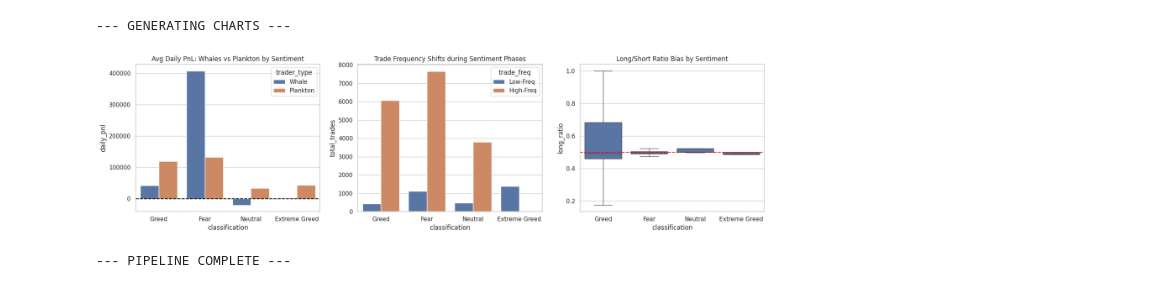
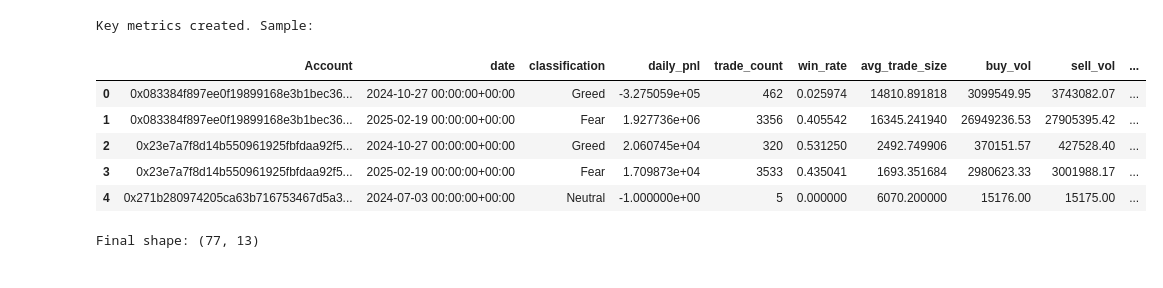
Before and after one commit to engineeringmix/Crypto-sentiment-analysis, a Jupyter notebook: crypto-sentiment-trader-analysis.ipynb, the cells around one changed output. Saved outputs shown, nothing was run; the diff lists cells and outputs as text; code cells hidden in the pictures.

```diff
--- a/crypto-sentiment-trader-analysis.ipynb
+++ b/crypto-sentiment-trader-analysis.ipynb
@@ -175,27 +141,53 @@ daily_stats['trade_freq'] = np.where(daily_stats['total_trades'] >= freq_75th, '
-# %%
-print("\n--- GENERATING CHARTS ---")
-sns.set_theme(style="whitegrid")
-fig, axes = plt.subplots(1, 3, figsize=(18, 5))
-
-# Chart 1: PnL vs Sentiment
-sns.barplot(data=daily_stats, x='classification', y='daily_pnl', hue='trader_type', ax=axes[0], errorbar=None)
-axes[0].set_title('Avg Daily PnL: Whales vs Plankton by Sentiment')
-axes[0].axhline(0, color='black', linestyle='--')
-
-# Chart 2: Behavior Shift (Trade Frequency)
-sns.barplot(data=daily_stats, x='classification', y='total_trades', hue='trade_freq', ax=axes[1], errorbar=None)
-axes[1].set_title('Trade Frequency Shifts during Sentiment Phases')
-
-# Chart 3: Long/Short Bias
-sns.boxplot(data=daily_stats, x='classification', y='long_ratio', ax=axes[2], showfliers=False)
-axes[2].set_title('Long/Short Ratio Bias by Sentiment')
-axes[2].axhline(0.5, color='red', linestyle='--') # 0.5 is neutral
-
-plt.tight_layout()
-plt.show()
-
-print("--- PIPELINE COMPLETE ---")
-# %% [output]
---- GENERATING CHARTS ---
-[figure, removed]
---- PIPELINE COMPLETE ---
+# %%
+# 4. Build Key Metrics (Daily per Trader)
+
+agg_dict = {
+    'Closed PnL'     : 'sum',      # daily_pnl
+    'Trade ID'       : 'count',    # trade_count
+    'is_win'         : 'mean',     # win_rate
+    'Size USD'       : 'mean',     # avg_trade_size
+    'buy_vol'        : 'sum',
+    'sell_vol'       : 'sum',
+    'sentiment_score': 'first',
+}
+
+# Optionally include leverage if the column exists
+if 'Leverage' in df_merged.columns:
+    agg_dict['Leverage'] = 'mean'
+
+daily_stats = (
+    df_merged
+    .groupby(['Account', 'date', 'classification'])
+    .agg(agg_dict)
+    .reset_index()
+)
+
+daily_stats.rename(columns={
+    'Closed PnL' : 'daily_pnl',
+    'Trade ID'   : 'trade_count',
+    'is_win'     : 'win_rate',
+    'Size USD'   : 'avg_trade_size',
+    'Leverage'   : 'avg_leverage'
+}, inplace=True, errors='ignore')
+
+# Long/Short ratio (1 = all long, 0 = all short, 0.5 = neutral)
+total_vol = daily_stats['buy_vol'] + daily_stats['sell_vol']
+daily_stats['long_ratio'] = np.where(total_vol > 0, daily_stats['buy_vol'] / total_vol, 0.5)
+
+# Drawdown proxy: cumulative min PnL per trader (sorted by date)
+daily_stats.sort_values(['Account', 'date'], inplace=True)
+daily_stats['cum_pnl']  = daily_stats.groupby('Account')['daily_pnl'].cumsum()
+daily_stats['drawdown'] = daily_stats.groupby('Account')['cum_pnl'].cummin()
+
+print('Key metrics created. Sample:')
+display(daily_stats.head())
+print(f'\nFinal shape: {daily_stats.shape}')
+# %% [output]
+Key metrics created. Sample:
+|  | Account | date | classification | daily_pnl | trade_count | win_rate | avg_trade_size | buy_vol | sell_vol | ... |
+| 0 | 0x083384f897ee0f19899168e3b1bec36... | 2024-10-27 00:00:00+00:00 | Greed | -3.275059e+05 | 462 | 0.025974 | 14810.891818 | 3099549.95 | 3743082.07 | ... |
+| 1 | 0x083384f897ee0f19899168e3b1bec36... | 2025-02-19 00:00:00+00:00 | Fear | 1.927736e+06 | 3356 | 0.405542 | 16345.241940 | 26949236.53 | 27905395.42 | ... |
+| 2 | 0x23e7a7f8d14b550961925fbfdaa92f5... | 2024-10-27 00:00:00+00:00 | Greed | 2.060745e+04 | 320 | 0.531250 | 2492.749906 | 370151.57 | 427528.40 | ... |
+| 3 | 0x23e7a7f8d14b550961925fbfdaa92f5... | 2025-02-19 00:00:00+00:00 | Fear | 1.709873e+04 | 3533 | 0.435041 | 1693.351684 | 2980623.33 | 3001988.17 | ... |
+| 4 | 0x271b280974205ca63b716753467d5a3... | 2024-07-03 00:00:00+00:00 | Neutral | -1.000000e+00 | 5 | 0.000000 | 6070.200000 | 15176.00 | 15175.00 | ... |
+Final shape: (77, 13)
```
Also changed, not shown: parts of 28 cells of this notebook.
